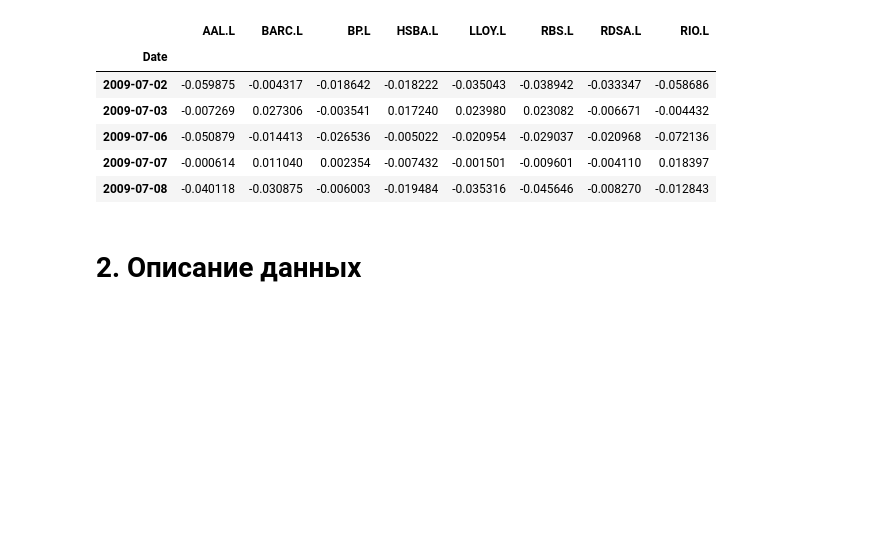
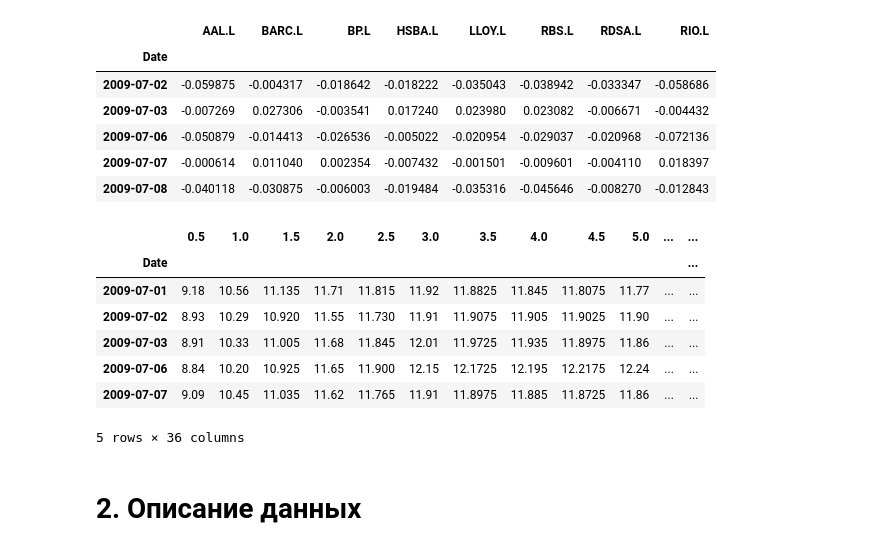
Before and after one commit to andrey-lukyanov/Risk-Management, a Jupyter notebook: RM_final.ipynb, the cells around one changed output. Cells and saved outputs as stored; diff of their text form; code cells hidden in the pictures; blank space fills up the shorter version.

```diff
--- a/RM_final.ipynb
+++ b/RM_final.ipynb
@@ -12,6 +12,8 @@ matplotlib.rcParams.update({'font.size': 18})
 stock_prices = pd.read_csv('stock_prices.csv', parse_dates=True, index_col='Date')
 day_10_returns = pd.read_csv('10_days_returns.csv', parse_dates=True, index_col='Date')
 daily_log_returns = pd.read_csv('log_returns.csv', parse_dates=True, index_col='Date')
+rates = pd.read_csv('rates_interpolated.csv', parse_dates=True, index_col='Date')
+rates.columns = rates.columns.astype(float)
 # %% [markdown]
 # 1. Данные
 # %%
@@ -34,6 +36,17 @@ daily_log_returns.head()
 | 2009-07-06 | -0.050879 | -0.014413 | -0.026536 | -0.005022 | -0.020954 | -0.029037 | -0.020968 | -0.072136 |
 | 2009-07-07 | -0.000614 | 0.011040 | 0.002354 | -0.007432 | -0.001501 | -0.009601 | -0.004110 | 0.018397 |
 | 2009-07-08 | -0.040118 | -0.030875 | -0.006003 | -0.019484 | -0.035316 | -0.045646 | -0.008270 | -0.012843 |
+# %%
+rates.head()
+# %% [output]
+|  | 0.5 | 1.0 | 1.5 | 2.0 | 2.5 | 3.0 | 3.5 | 4.0 | 4.5 | 5.0 | ... | ... |
+| Date |  |  |  |  |  |  |  |  |  |  |  | ... |
+| 2009-07-01 | 9.18 | 10.56 | 11.135 | 11.71 | 11.815 | 11.92 | 11.8825 | 11.845 | 11.8075 | 11.77 | ... | ... |
+| 2009-07-02 | 8.93 | 10.29 | 10.920 | 11.55 | 11.730 | 11.91 | 11.9075 | 11.905 | 11.9025 | 11.90 | ... | ... |
+| 2009-07-03 | 8.91 | 10.33 | 11.005 | 11.68 | 11.845 | 12.01 | 11.9725 | 11.935 | 11.8975 | 11.86 | ... | ... |
+| 2009-07-06 | 8.84 | 10.20 | 10.925 | 11.65 | 11.900 | 12.15 | 12.1725 | 12.195 | 12.2175 | 12.24 | ... | ... |
+| 2009-07-07 | 9.09 | 10.45 | 11.035 | 11.62 | 11.765 | 11.91 | 11.8975 | 11.885 | 11.8725 | 11.86 | ... | ... |
+5 rows × 36 columns
 # %% [markdown]
 # 2. Описание данных
 # %% [markdown]
```
Also changed, not shown: parts of 18 cells of this notebook, 1 other file.
